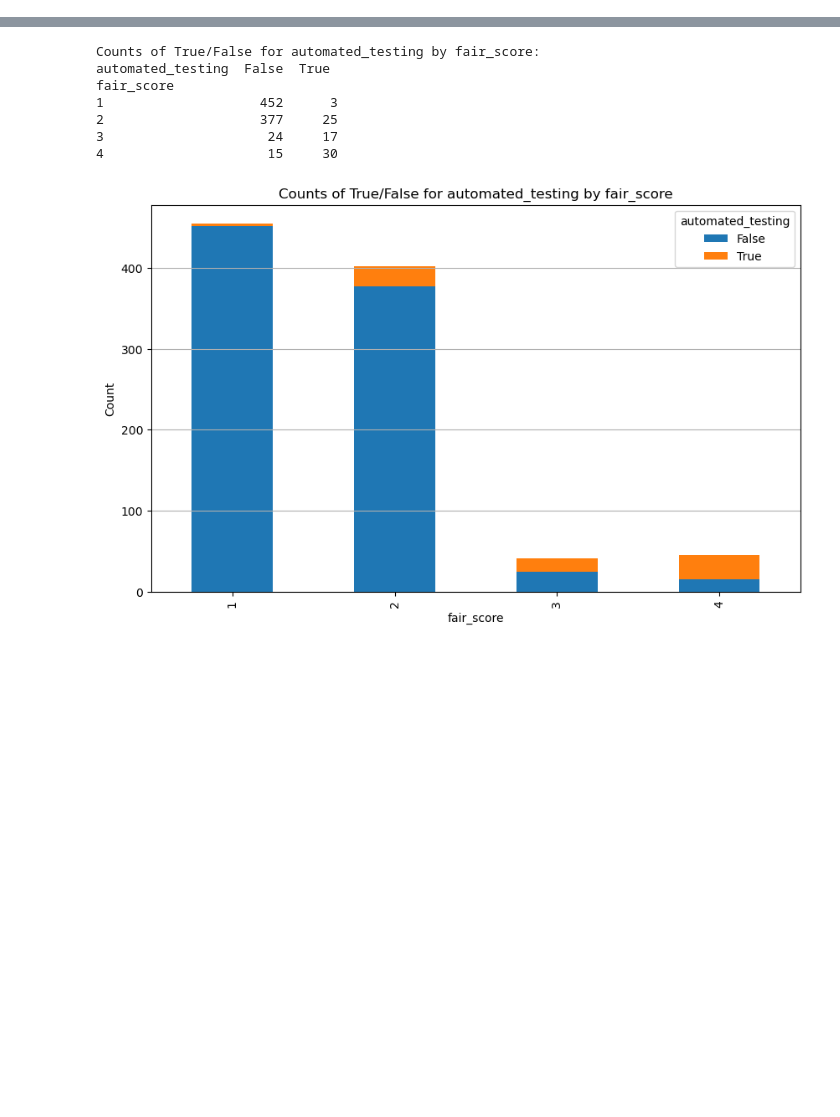
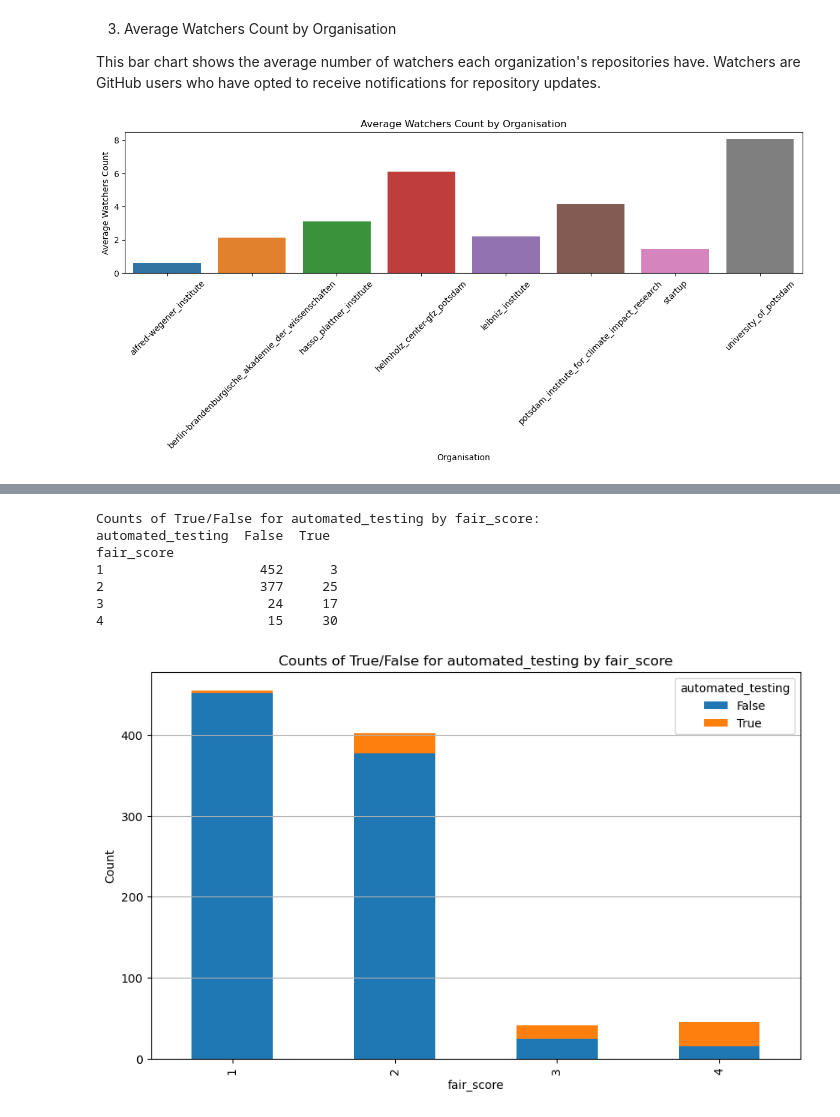
Before and after one commit to Software-Engineering-Group-UP/FAIR-test, a Jupyter notebook: Data_Collection/results/analysis_potsdam.ipynb, the cells around one changed output, grey strips where cells are left out. Drawn from its saved outputs; the diff is of its cells as text; code cells hidden in the pictures; blank space fills up the shorter version.

```diff
--- a/Data_Collection/results/analysis_potsdam.ipynb
+++ b/Data_Collection/results/analysis_potsdam.ipynb
@@ -59,0 +96,15 @@ plt.show()
+# %% [markdown]
+3. Average Watchers Count by Organisation
+
+This bar chart shows the average number of watchers each organization's repositories have. Watchers are GitHub users who have opted to receive notifications for repository updates.
+# %%
+plt.figure(figsize=(12, 6))
+sns.barplot(x='organisation', y='watchers', data=df_grouped)
+plt.title('Average Watchers Count by Organisation')
+plt.xlabel('Organisation')
+plt.ylabel('Average Watchers Count')
+plt.xticks(rotation=45)
+plt.tight_layout()
+plt.show()
+# %% [output]
+[figure, added]
```
Also changed, not shown: parts of 43 cells of this notebook, 1 other file.
